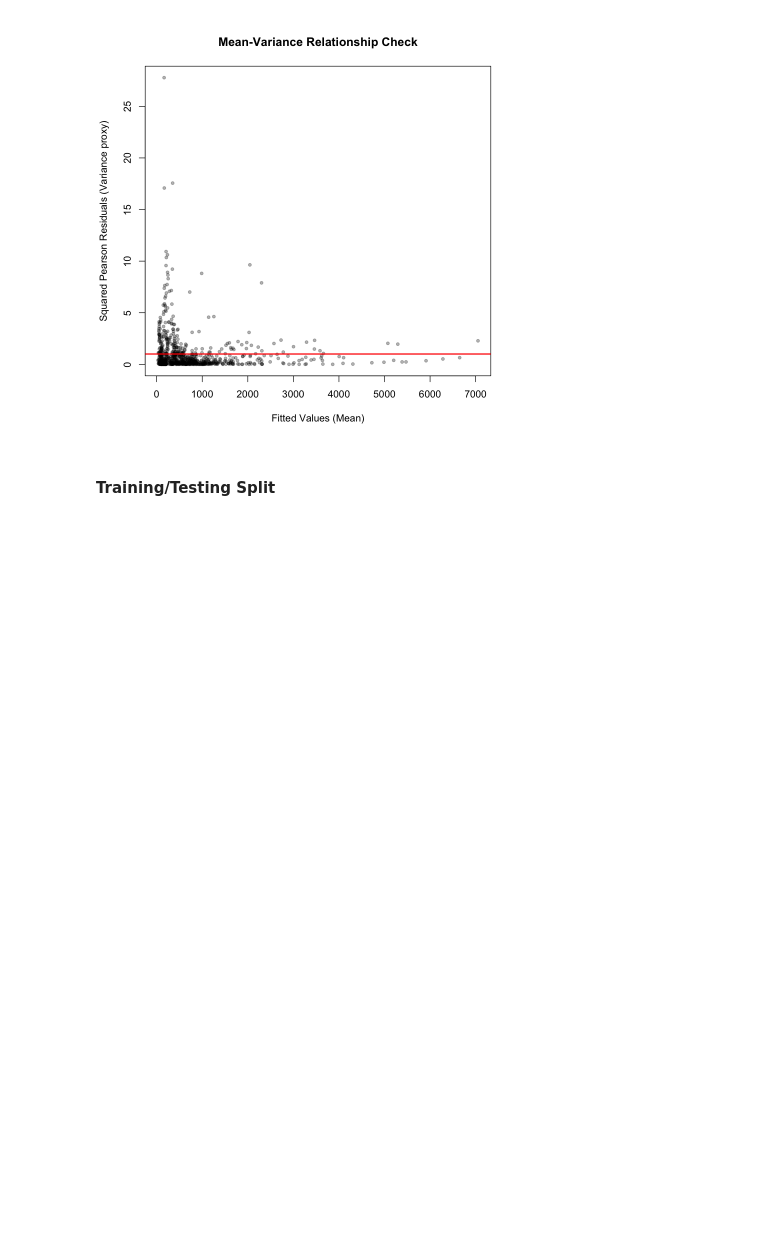
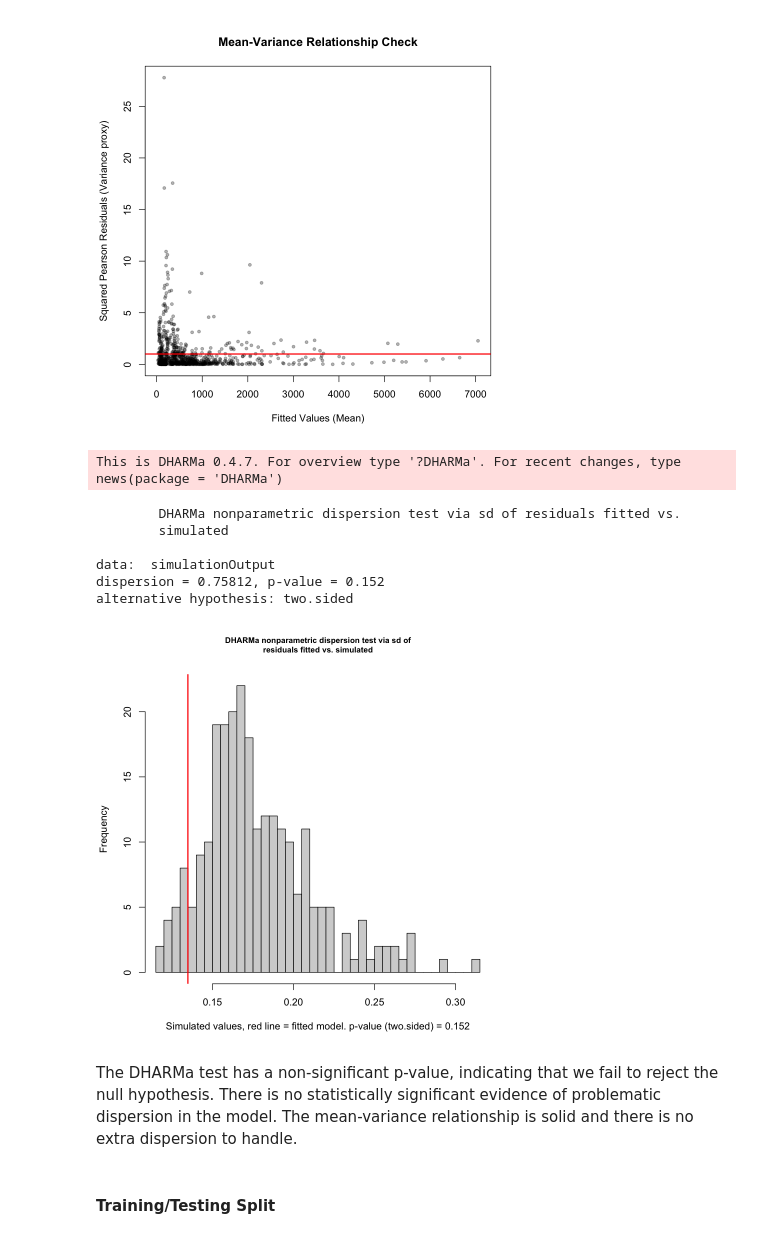
Before and after one commit to amberteetsel/opioid-crisis, a Jupyter notebook: src/neg_binom.ipynb, the cells around one changed output. Drawn from its saved outputs; the diff is of its cells as text; code cells hidden in the pictures; blank space fills up the shorter version.

Commit message:
finalize and save multiple NB models

```diff
--- a/src/neg_binom.ipynb
+++ b/src/neg_binom.ipynb
@@ -237,6 +309,22 @@ plot(fitted_values, pearson_res_sq,
 abline(h = 1, col = "red", lwd = 2)
 # %% [output]
 [figure]
+# %%
+# DHARMa Dispersion Test
+library(DHARMa)
+res <- simulateResiduals(nbmod)
+testDispersion(res)
+# %% [output]
+This is DHARMa 0.4.7. For overview type '?DHARMa'. For recent changes, type news(package = 'DHARMa')
+        DHARMa nonparametric dispersion test via sd of residuals fitted vs.
+        simulated
+
+data:  simulationOutput
+dispersion = 0.75812, p-value = 0.152
+alternative hypothesis: two.sided
+[figure, added]
+# %% [markdown]
+The DHARMa test has a non-significant p-value, indicating that we fail to reject the null hypothesis. There is no statistically significant evidence of problematic dispersion in the model. The mean-variance relationship is solid and there is no extra dispersion to handle.
 # %% [markdown]
 #### Training/Testing Split
 # %%
```
Also changed, not shown: parts of 11 cells of this notebook, 4 other files.
